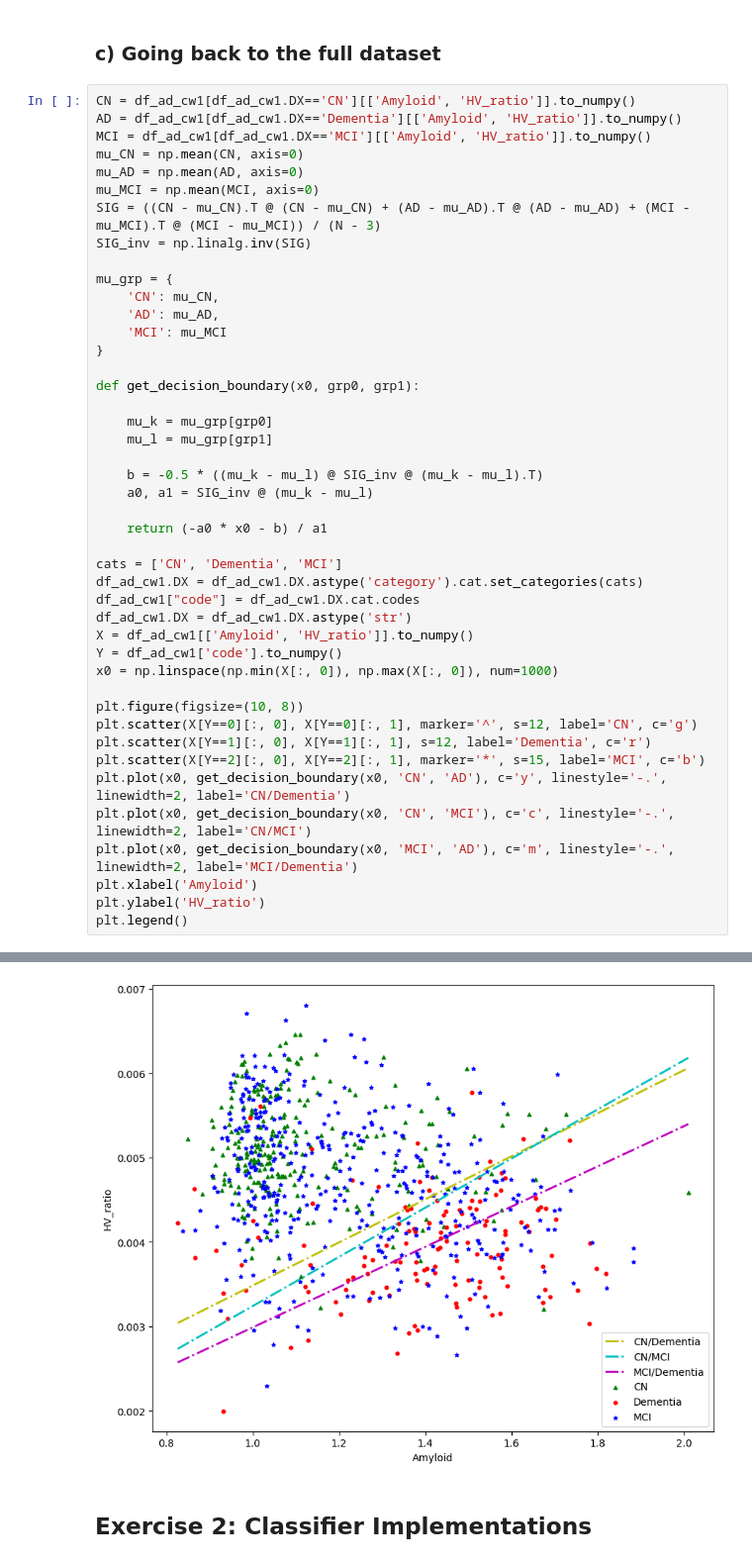
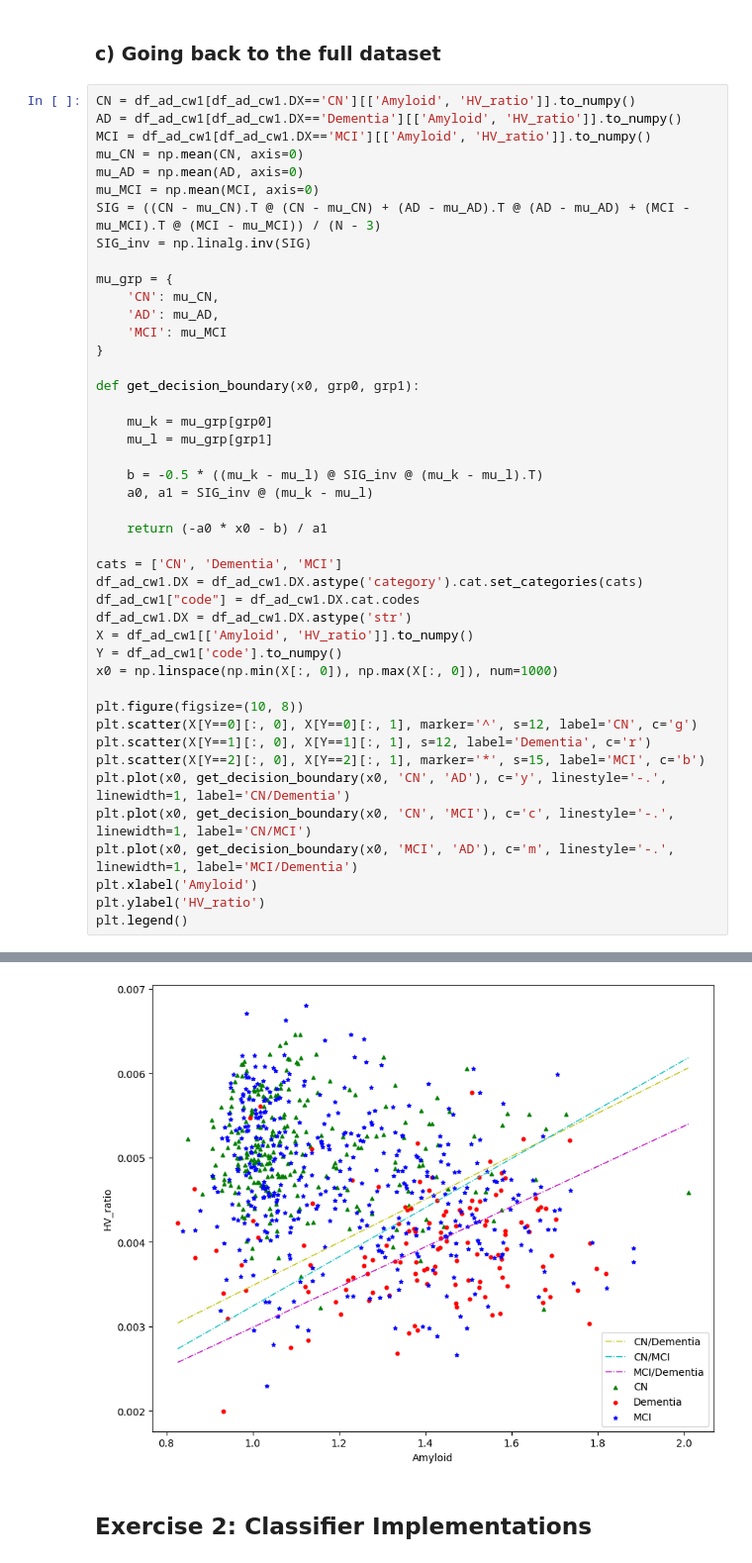
Before and after one commit to lucieniii/UCL-MLMI-2022, a Jupyter notebook: CW1/materials/Notebook_CW1.ipynb, the cells around one changed output, grey strips where cells are left out. Shown: that part at 99% size. Cells and saved outputs as stored; diff of their text form.

```diff
--- a/CW1/materials/Notebook_CW1.ipynb
+++ b/CW1/materials/Notebook_CW1.ipynb
@@ -132,37 +132,37 @@ mu_grp = {
     'MCI': mu_MCI
 }
 
 def get_decision_boundary(x0, grp0, grp1):
 
     mu_k = mu_grp[grp0]
     mu_l = mu_grp[grp1]
 
     b = -0.5 * ((mu_k - mu_l) @ SIG_inv @ (mu_k - mu_l).T)
     a0, a1 = SIG_inv @ (mu_k - mu_l)
 
     return (-a0 * x0 - b) / a1
 
 cats = ['CN', 'Dementia', 'MCI']
 df_ad_cw1.DX = df_ad_cw1.DX.astype('category').cat.set_categories(cats)
 df_ad_cw1["code"] = df_ad_cw1.DX.cat.codes
 df_ad_cw1.DX = df_ad_cw1.DX.astype('str')
 X = df_ad_cw1[['Amyloid', 'HV_ratio']].to_numpy()
 Y = df_ad_cw1['code'].to_numpy()
 x0 = np.linspace(np.min(X[:, 0]), np.max(X[:, 0]), num=1000)
 
 plt.figure(figsize=(10, 8))
 plt.scatter(X[Y==0][:, 0], X[Y==0][:, 1], marker='^', s=12, label='CN', c='g')
 plt.scatter(X[Y==1][:, 0], X[Y==1][:, 1], s=12, label='Dementia', c='r')
 plt.scatter(X[Y==2][:, 0], X[Y==2][:, 1], marker='*', s=15, label='MCI', c='b')
-plt.plot(x0, get_decision_boundary(x0, 'CN', 'AD'), c='y', linestyle='-.', linewidth=2, label='CN/Dementia')
-plt.plot(x0, get_decision_boundary(x0, 'CN', 'MCI'), c='c', linestyle='-.', linewidth=2, label='CN/MCI')
-plt.plot(x0, get_decision_boundary(x0, 'MCI', 'AD'), c='m', linestyle='-.', linewidth=2, label='MCI/Dementia')
+plt.plot(x0, get_decision_boundary(x0, 'CN', 'AD'), c='y', linestyle='-.', linewidth=1, label='CN/Dementia')
+plt.plot(x0, get_decision_boundary(x0, 'CN', 'MCI'), c='c', linestyle='-.', linewidth=1, label='CN/MCI')
+plt.plot(x0, get_decision_boundary(x0, 'MCI', 'AD'), c='m', linestyle='-.', linewidth=1, label='MCI/Dementia')
 plt.xlabel('Amyloid')
 plt.ylabel('HV_ratio')
 plt.legend()
 # %% [output]
 <matplotlib.legend.Legend at 0x...>
-[figure, old version]
+[figure, new version]
 # %% [markdown]
 ## Exercise 2: Classifier Implementations
 # %% [markdown]
```
Also changed, not shown: parts of 13 cells of this notebook.
